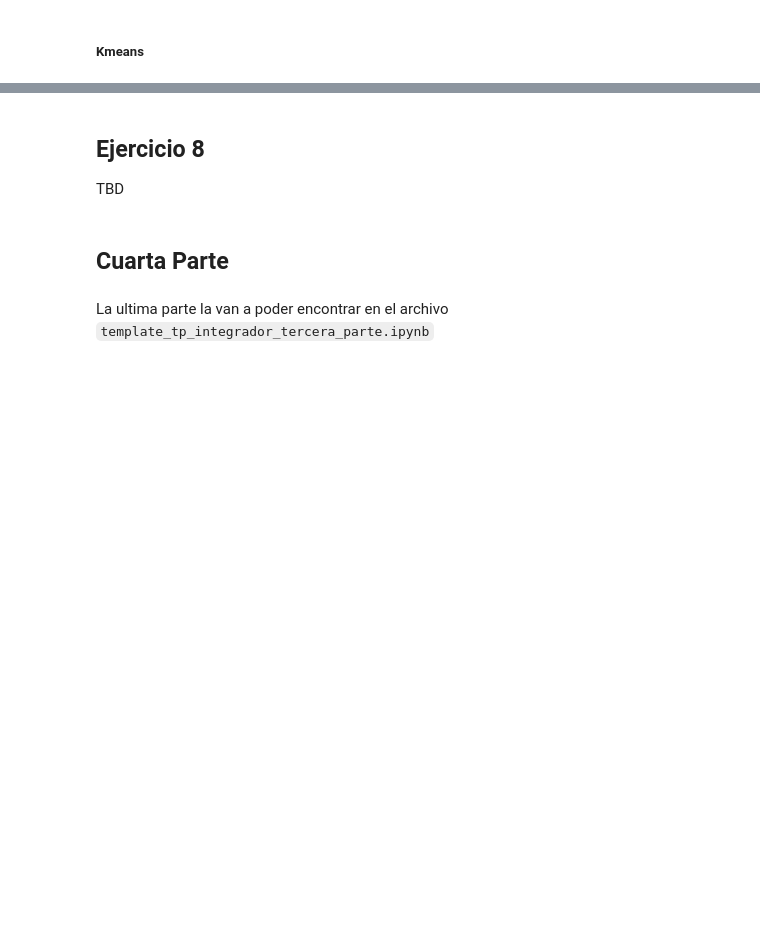
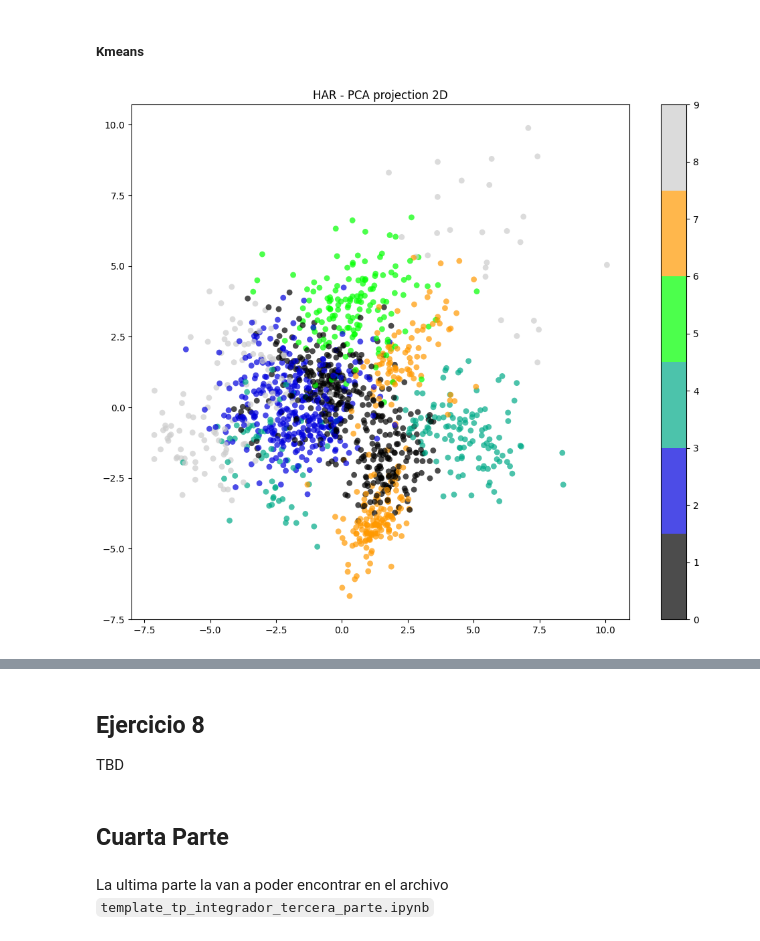
Before and after one commit to LeandroAlbachiaro/intro_ia, a Jupyter notebook: tp_integrador_enunciado/tp_integrador.ipynb, the cells around one changed output, grey strips where cells are left out. Cells and saved outputs as stored; diff of their text form; code cells hidden in the pictures; blank space fills up the shorter version.

```diff
--- a/tp_integrador_enunciado/tp_integrador.ipynb
+++ b/tp_integrador_enunciado/tp_integrador.ipynb
@@ -908,0 +966,3 @@ tab
+# %%
+pca = PCA(n_components=0.8, random_state=42).fit(X_scaled)
+X_pca = pca.transform(X_scaled)
@@ -909,2 +992,15 @@ tab
 # %% [markdown]
 ##### Kmeans
+# %%
+kmeans_10 = KMeans(n_clusters=10, n_init=100, random_state=42)
+kmeans_10.fit(X_pca)
+cluster_labels_10 = kmeans_10.labels_
+# %%
+# Graficamos los primeros dos componentes - clusters id
+plt.figure(figsize=(12,10))
+plt.scatter(X_pca[:, 0], X_pca[:, 1], c=cluster_labels_10, edgecolor='none', alpha=0.7, s=40, cmap=plt.cm.get_cmap('nipy_spectral', 6))
+plt.rcParams['axes.grid'] = False
+plt.colorbar()
+plt.title('HAR - PCA projection 2D');
+# %% [output]
+[figure, added]
```
Also changed, not shown: parts of 20 cells of this notebook, 1 other file.
